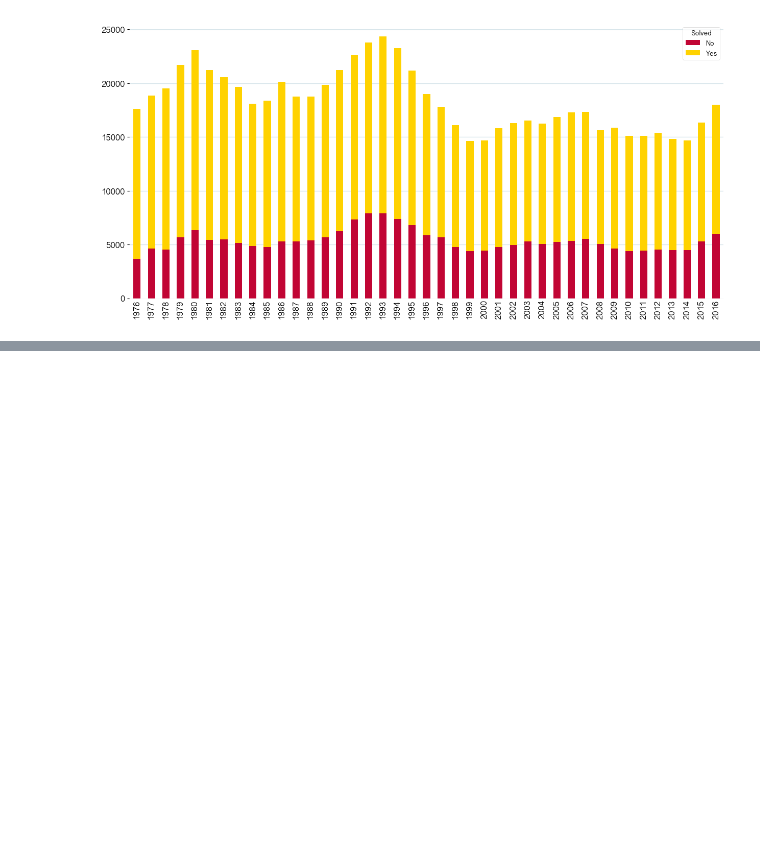
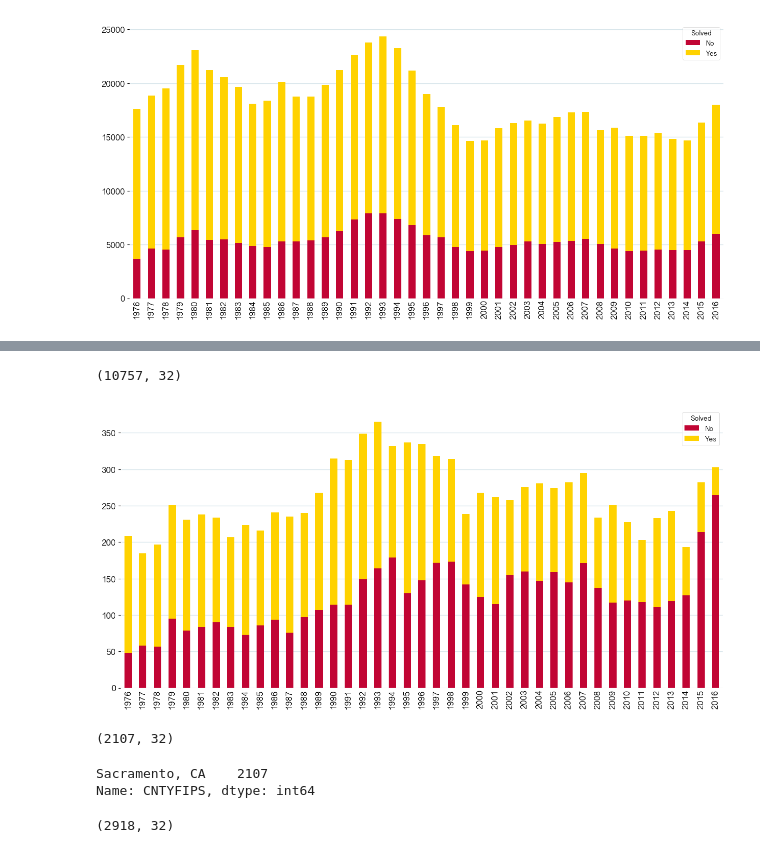
Before and after one commit to mattrehbein/data_studio, a Jupyter notebook: code/06-project/atl crime.ipynb, the cells around one changed output, grey strips where cells are left out. Saved outputs shown, nothing was run; the diff lists cells and outputs as text; code cells hidden in the pictures; blank space fills up the shorter version.

```diff
--- a/code/06-project/atl crime.ipynb
+++ b/code/06-project/atl crime.ipynb
@@ -226,3 +210,6 @@ ax.xaxis.label.set_visible(False)
 plt.show()
 # %% [output]
 [figure]
+# %%
+bmo = df[df.Agency == "Baltimore"]
+bmo.head()
@@ -228,0 +224,17 @@ plt.show()
+# %%
+bmo.shape
+# %% [output]
+(10757, 32)
+# %%
+bmo_solved = bmo.groupby('Year')['Solved'].value_counts().unstack().reset_index()
+# %%
+ax = bmo_solved.plot(kind='bar', x='Year', stacked=True, figsize=(15,7))
+
+ax.grid(False, axis='x')
+ax.yaxis.label.set_visible(False)
+ax.xaxis.label.set_visible(False)
+# ax.tick_params(which='major', left=False, bottom=False, grid_alpha=0.5)
+
+plt.show()
+# %% [output]
+[figure, added]
@@ -228,0 +245,9 @@ plt.show()
+# %%
+sac_solved.shape
+# %% [output]
+(2107, 32)
+# %%
+sac_solved.CNTYFIPS.value_counts()
+# %% [output]
+Sacramento, CA    2107
+Name: CNTYFIPS, dtype: int64
@@ -228,0 +256,4 @@ plt.show()
+# %%
+bos.shape
+# %% [output]
+(2918, 32)
```
Also changed, not shown: parts of 19 cells of this notebook, 2 other files.
